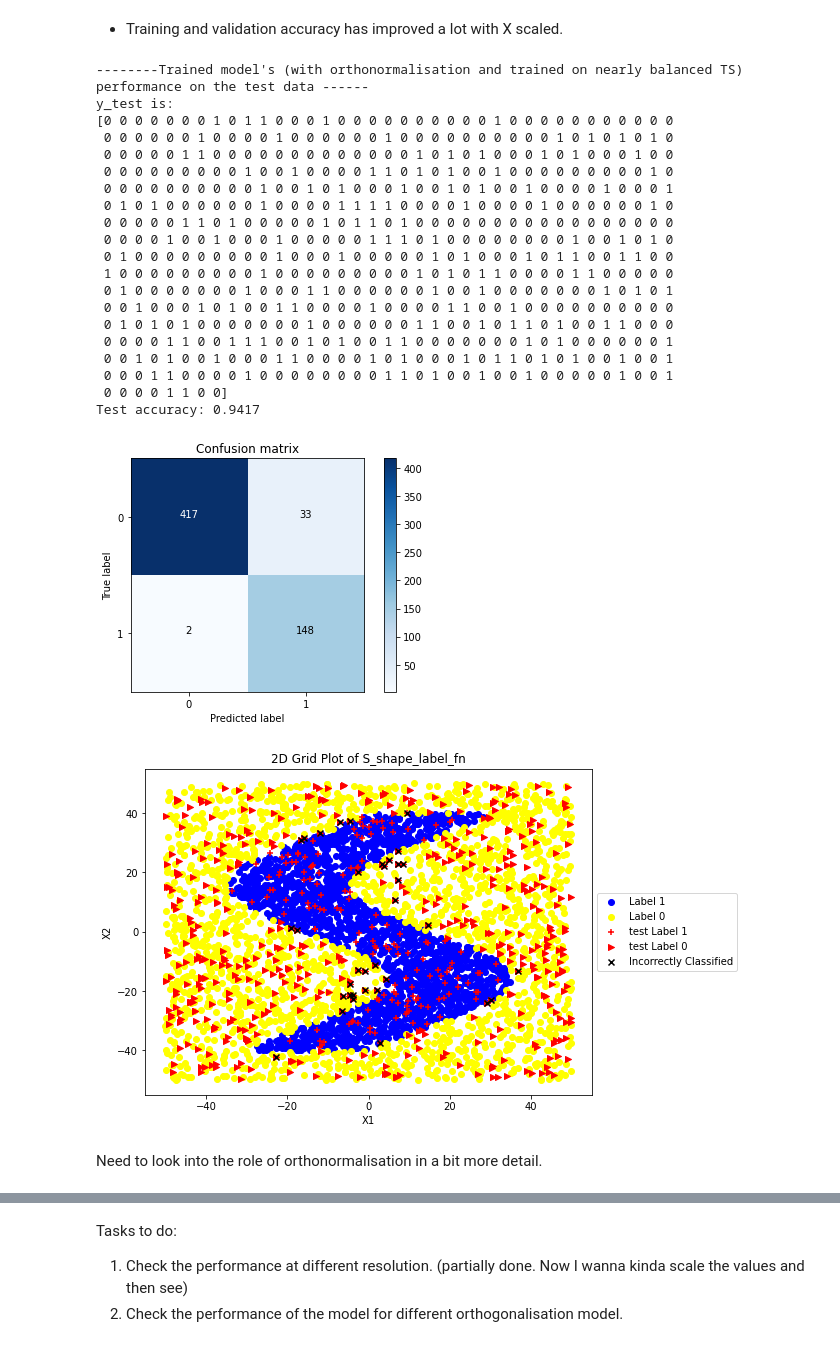
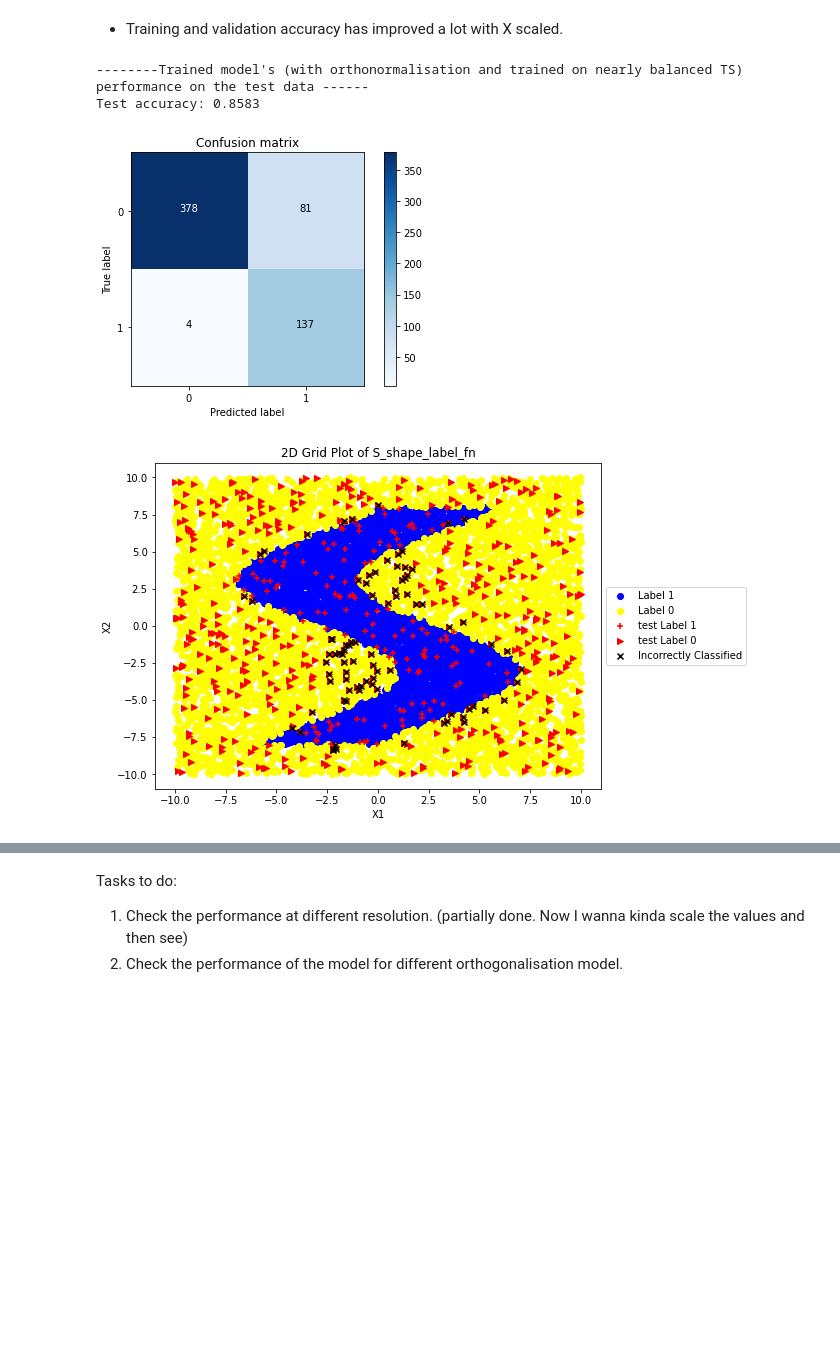
Before and after one commit to neelkanthrawat/Lipschitz_DSNN, a Jupyter notebook: trial_notebooks/test_2_magnitude.ipynb, the cells around one changed output, grey strips where cells are left out. Cells and saved outputs as stored; diff of their text form; code cells hidden in the pictures; blank space fills up the shorter version.

Commit message:
Test run with [2,8,8,1] architecture

```diff
--- a/trial_notebooks/test_2_magnitude.ipynb
+++ b/trial_notebooks/test_2_magnitude.ipynb
@@ -68,7 +68,7 @@ def generate_balanced_data(num_dp_per_class):
     return x_data, y_data
 
 # Generate balanced data
-num_dp_per_class = 2000  # Number of data points per class
+num_dp_per_class = 5000  # Number of data points per class
 x_mat, y_mat = generate_balanced_data(num_dp_per_class)
 
 # Count the number of data points for each class
@@ -92,6 +92,6 @@ plt.show()
 # %%
 ### I would need this function later.
-scale_factor=50
+scale_factor=10
 x_mat_new = scale_factor * x_mat
 # Given function g (vectorized)
 g2 = lambda x: 0.4*scale_factor * np.sin(-5*x/scale_factor)
@@ -135,7 +135,7 @@ Defining the model parameters
 # %%
 ### model parameters
 network_param = {'bias': True,
-    'layer_sizes': [2, 10, 1],
+    'layer_sizes': [2, 8,8, 1],
     'projection': 'no_projection' , ### Let's change it from 'orthonormalize' to 'no_projection'
     'weight_initialization': 'He_uniform'}
 
@@ -154,10 +154,10 @@ for_optimizer = {'lr_spline_coeffs': 5e-05, # This is learning rate for linear s
     'lr_weights': 0.002}# original 0.002
 
 training_options = {'batch_size': 64*5,
-    'epochs': 300,
+    'epochs': 100,
     'nbr_models': 1,
     'num_workers': 1,
-    'validation_split':0.3}
+    'validation_split':0.2}
 
 ### for model without bjorck orthonormalisation
 config_train_classification = { 'activation_fn_params':additional_network_params,
@@ -172,6 +172,10 @@ config_train_classification = { 'activation_fn_params':additional_network_params
 import copy
 config_train_classification_bjork= copy.deepcopy(config_train_classification)
 config_train_classification_bjork['net_params']['projection']='orthonormalize'
+### lot orthonormalisation
+config_train_classification_LOT = copy.deepcopy(config_train_classification)
+config_train_classification_LOT['net_params']['projection'] = 'orthonormalize'
+config_train_classification_LOT['net_params']['LOT'] = {'LOT_iters': 10}
 # %% [markdown]
 Without bjorck orthonormalisation and with the original X matrix (no scaling, we shall see it next)
 # %%
@@ -410,14 +423,14 @@ criterion= nn.BCELoss()
 
 ## model
 ## defining the model
-ds_simple_fc_bjork_balanced_model = SimpleFCClassification(
+ds_simple_fc_bjork_balanced_model2 = SimpleFCClassification(
     network_parameters=config_train_classification_bjork['net_params'],
     **additional_network_params)
-ds_simple_fc_bjork_balanced_model = ds_simple_fc_bjork_balanced_model.to('cpu')
-print("model is:"); print(ds_simple_fc_bjork_balanced_model)
+ds_simple_fc_bjork_balanced_model2 = ds_simple_fc_bjork_balanced_model2.to('cpu')
+print("model is:"); print(ds_simple_fc_bjork_balanced_model2)
 
 ### instantiate the Trainer
-trainer_classification_bjork_balanced = Trainer_classification(model=ds_simple_fc_bjork_balanced_model,
+trainer_classification_bjork_balanced = Trainer_classification(model=ds_simple_fc_bjork_balanced_model2,
                                                         ###using a roughly balanced dataset
                                                         xdata=x_mat_new,
                                                         ydata=y_mat,
@@ -434,6 +447,14 @@ trainer_classification_bjork_balanced.train() ###
 
 ### plotting loss curves
 plot_losses_trained_model(trainer_classification_bjork_balanced)
+
+print("--------Trained model's  (With orthogonal linear layer) performance on the test data, with X_scaled =  10 * X ------")
+
+for i in range(0,6):
+    print(f" Test number is: {i +1}")
+    x_test, y_test, preds=evaluate_model(ds_simple_fc_bjork_balanced_model2, S_shape_label_fn2,
+                                        dataset_size=200,
+                        want_confusion_matrix=True, print_preds=False, range_of_value=10)
 # %% [output]
 Orthonormalisation will take place.
 model is:
@@ -456,53 +495,33 @@ Final validation accuracy is: 0.952
 # %%
 ### evaluating the trained model's performance on the test dataset
 print("--------Trained model's (with orthonormalisation and trained on nearly balanced TS) performance on the test data ------")
-x_test, y_test, preds=evaluate_model(ds_simple_fc_bjork_balanced_model, S_shape_label_fn2,
+x_test, y_test, preds=evaluate_model(ds_simple_fc_bjork_balanced_model2, S_shape_label_fn2,
                                     dataset_size=600,
                     want_confusion_matrix=True, print_preds=False, range_of_value=scale_factor)
 
 
 #incorrect indices:
 incorrect_indices = (preds.squeeze().round() != y_test).nonzero(as_tuple=True)[0].tolist()
 
 
 # Plotting
 plt.figure(figsize=(8, 6))
 plt.scatter(x_mat_new[y_mat == 1, 0], x_mat_new[y_mat == 1, 1], color='blue', label='Label 1')
 plt.scatter(x_mat_new[y_mat == 0, 0], x_mat_new[y_mat == 0, 1], color='yellow', label='Label 0')
 plt.scatter(x_test[y_test == 1, 0], x_test[y_test == 1,1], marker="+",color="red", label="test Label 1")
 plt.scatter(x_test[y_test == 0, 0], x_test[y_test == 0,1], marker=">",color="red", label="test Label 0")
 # Plot incorrectly classified points
 plt.scatter(x_test[incorrect_indices, 0], x_test[incorrect_indices, 1], marker='x', color='black', label='Incorrectly Classified')
 plt.title('2D Grid Plot of S_shape_label_fn')
 plt.xlabel('X1')
 plt.ylabel('X2')
 plt.legend()
 
 # Position the legend outside the plot on the left middle side
 plt.legend(bbox_to_anchor=(1.0, 0.5), loc='center left')
 plt.show()
 # %% [output]
 --------Trained model's (with orthonormalisation and trained on nearly balanced TS) performance on the test data ------
-y_test is:
-[0 0 0 0 0 0 0 1 0 1 1 0 0 0 1 0 0 0 0 0 0 0 0 0 0 1 0 0 0 0 0 0 0 0 0 0 0
- 0 0 0 0 0 0 1 0 0 0 0 1 0 0 0 0 0 0 1 0 0 0 0 0 0 0 0 0 0 1 0 1 0 1 0 1 0
- 0 0 0 0 0 1 1 0 0 0 0 0 0 0 0 0 0 0 0 0 1 0 1 0 1 0 0 0 1 0 1 0 0 0 1 0 0
- 0 0 0 0 0 0 0 0 0 1 0 0 1 0 0 0 0 1 1 0 1 0 1 0 0 1 0 0 0 0 0 0 0 0 0 1 0
- 0 0 0 0 0 0 0 0 0 0 1 0 0 1 0 1 0 0 0 1 0 0 1 0 1 0 0 1 0 0 0 0 1 0 0 0 1
- 0 1 0 1 0 0 0 0 0 0 1 0 0 0 0 1 1 1 1 0 0 0 0 1 0 0 0 0 1 0 0 0 0 0 0 1 0
- 0 0 0 0 0 1 1 0 1 0 0 0 0 0 1 0 1 1 0 1 0 0 0 0 0 0 0 0 0 0 0 0 0 0 0 0 0
- 0 0 0 0 1 0 0 1 0 0 0 1 0 0 0 0 0 1 1 1 0 1 0 0 0 0 0 0 0 0 1 0 0 1 0 1 0
- 0 1 0 0 0 0 0 0 0 0 0 1 0 0 0 1 0 0 0 0 0 1 0 1 0 0 0 1 0 1 1 0 0 1 1 0 0
- 1 0 0 0 0 0 0 0 0 0 1 0 0 0 0 0 0 0 0 0 1 0 1 0 1 1 0 0 0 0 1 1 0 0 0 0 0
- 0 1 0 0 0 0 0 0 0 1 0 0 0 1 1 0 0 0 0 0 0 1 0 0 1 0 0 0 0 0 0 0 1 0 1 0 1
- 0 0 1 0 0 0 1 0 1 0 0 1 1 0 0 0 0 1 0 0 0 0 1 1 0 0 1 0 0 0 0 0 0 0 0 0 0
- 0 1 0 1 0 1 0 0 0 0 0 0 0 1 0 0 0 0 0 0 1 1 0 0 1 0 1 1 0 1 0 0 1 1 0 0 0
- 0 0 0 0 1 1 0 0 1 1 1 0 0 1 0 1 0 0 1 1 0 0 0 0 0 0 0 1 0 1 0 0 0 0 0 0 1
- 0 0 1 0 1 0 0 1 0 0 0 1 1 0 0 0 0 1 0 1 0 0 0 1 0 1 1 0 1 0 1 0 0 1 0 0 1
- 0 0 0 1 1 0 0 0 0 1 0 0 0 0 0 0 0 0 1 1 0 1 0 0 1 0 0 1 0 0 0 0 0 1 0 0 1
- 0 0 0 0 1 1 0 0]
-Test accuracy: 0.9417
+Test accuracy: 0.8583
-[figure, old version]
+[figure, new version]
-[figure, old version]
+[figure, new version]
-# %% [markdown]
-Need to look into the role of orthonormalisation in a bit more detail.
```
Also changed, not shown: parts of 23 cells of this notebook.
